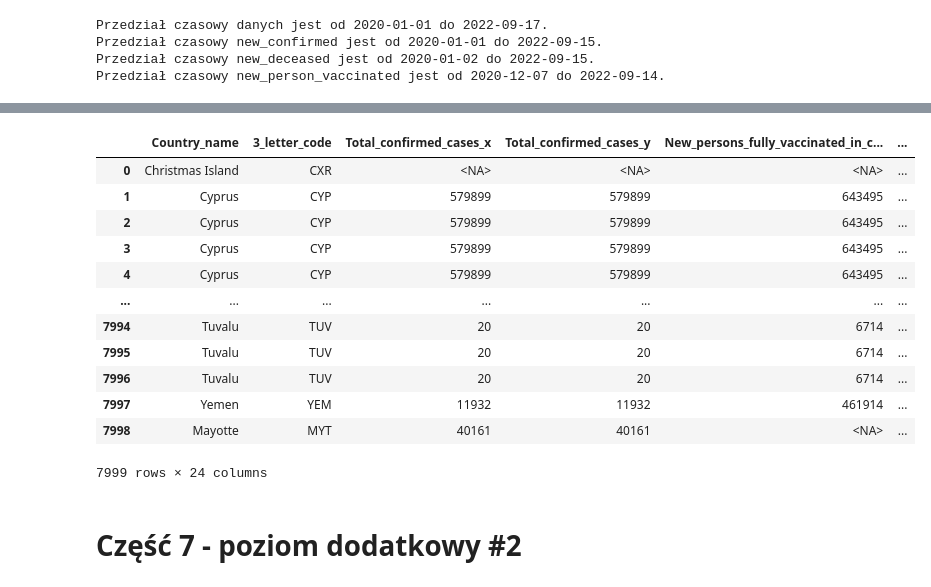
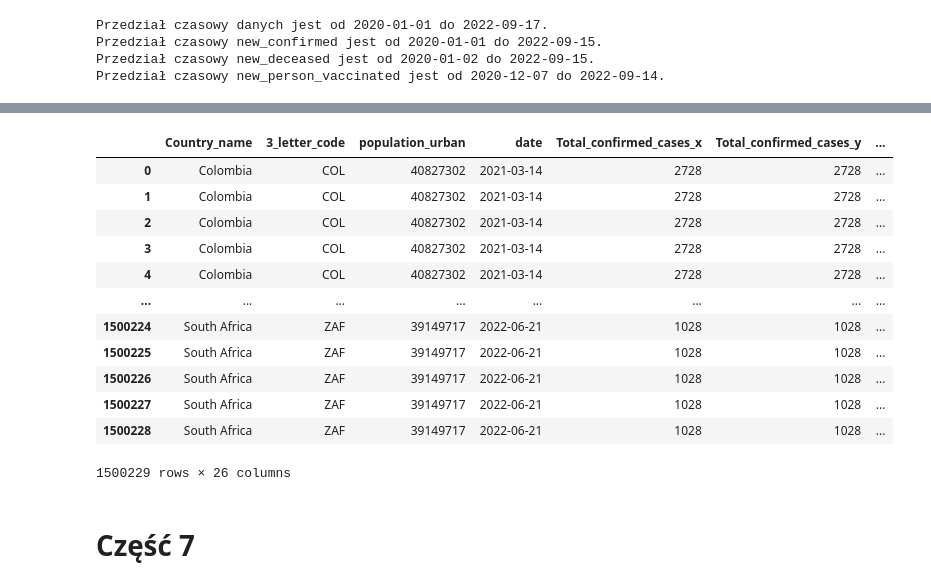
Before and after one commit to AbsZeroO/big-data, a Jupyter notebook: Poziom_1/Poziom1.ipynb, the cells around one changed output, grey strips where cells are left out. Drawn from its saved outputs; the diff is of its cells as text; code cells hidden in the pictures.

```diff
--- a/Poziom_1/Poziom1.ipynb
+++ b/Poziom_1/Poziom1.ipynb
@@ -305,17 +465,20 @@ covid_trend_analysis
 # %%
 # 4.5 Zdefiniuj własny dodatkowy przypadek.
 
-# Chcemy posidać informacje o investycji w rozwój szepionki
+# Chcemy posidać informacje o investycji w rozwój szepionki oraz liczbe wykonanych testów
 query = ("""
-SELECT country_name AS `Country_name`, iso_3166_1_alpha_3 AS `3_letter_code`, SUM(investment_in_vaccines) as `Investment_in_vaccines`
+SELECT date, iso_3166_1_alpha_3 AS `3_letter_code`, CAST(new_tested AS INT64) as `Total_tested`
 FROM `bigquery-public-data.covid19_open_data.covid19_open_data`
-GROUP BY country_name, iso_3166_1_alpha_3
-ORDER BY country_name
+WHERE aggregation_level = 0
+GROUP BY iso_3166_1_alpha_3, date, investment_in_vaccines, new_tested
+ORDER BY date
 """)
 
 investment_in_vaccines = client.query(query).to_dataframe()
+investment_in_vaccines.dropna(subset=['Total_tested'], how='all', inplace=True)
 investment_in_vaccines.to_csv("wyniki\\investment_in_vaccines.csv", index=False)
 
+display(investment_in_vaccines)
 
 ("""
 SELECT country_name AS `Country_name`, iso_3166_1_alpha_3 AS `3_letter_code`, SUM(new_tested_male) as `New_tested_male`, SUM(new_tested_female) as `New_tested_female`
@@ -335,7 +498,5 @@ WHERE hospital_beds_per_1000 IS NOT NULL
       AND nurses_per_1000 IS NOT NULL
 GROUP BY country_name, iso_3166_1_alpha_3, population, hospital_beds_per_1000, nurses_per_1000
 ORDER BY country_name;
-
-
 """)
 # %% [output]
@@ -345,10 +519,10 @@ ORDER BY country_name;
 
 Połącz ze sobą wszystkie dane otrzymane w części 4. Nowy zbiór danych zapisz jako oddzielny obiekt DataFrame. Jeżeli uważasz, że należy stworzyć kilka takich obiektów, zrób to i zapisz swoje uzasadnienie. Pamiętaj o ciągłej konieczności zachowania czystości danych. Wynik tego zadania zapisz w pliku / plikach CSV.
 # %%
-merge = pd.merge(country_data, covid_statistic, on=['Country_name', '3_letter_code'])
-merge = pd.merge(merge, covid_statistic, on=['Country_name', '3_letter_code'])
-merge = pd.merge(merge, covid_trend_analysis, on=['Country_name', '3_letter_code'])
-merge = pd.merge(merge, investment_in_vaccines, on=['Country_name', '3_letter_code'])
+merge = pd.merge(country_data, covid_statistic, on=['3_letter_code'])
+merge = pd.merge(merge, covid_statistic, on=['date', '3_letter_code'])
+merge = pd.merge(merge, covid_trend_analysis, on=['date', '3_letter_code'])
+merge = pd.merge(merge, investment_in_vaccines, on=['date', '3_letter_code'])
 merge.to_csv("wyniki\\merge.csv", index=False)
 merge
 # %% [output]
@@ -369,0 +546,7 @@ merge
+# %%
+merge.drop('population', axis=1, inplace=True)
+merge.drop('area_sq_km', axis=1, inplace=True)
+merge.drop('population_density', axis=1, inplace=True)
+merge.drop('gdp_per_capita_usd', axis=1, inplace=True)
+
+merge
@@ -370,9 +567,11 @@ merge
 # %%
 # 6.1 world_countries.csv
 
+# Tutaj możemy usunąć dane z 4.1, ponieważ są one już w pliku .csv z 4.1
+
 world_countries = pd.read_csv("world_countries.csv")
 
-merge = pd.merge(merge, world_countries, left_on=['Country_name', '3_letter_code'], right_on=['Country/Territory', 'CCA3'], how="left")
+merge = pd.merge(merge, world_countries, left_on=['3_letter_code'], right_on=['CCA3'], how="left")
 merge.drop('Country/Territory', axis=1, inplace=True)
 merge.drop('CCA3', axis=1, inplace=True)
 
@@ -394,24 +593,26 @@ merge
 # %%
 gdp = pd.read_csv("gdp.csv")
 
-merge = pd.merge(merge, gdp, left_on=['Country_name', '3_letter_code'], right_on=['Country Name', 'Country Code'], how="left")
+merge = pd.merge(merge, gdp, left_on=['3_letter_code'], right_on=['Country Code'], how="left")
 merge.drop('Country Name', axis=1, inplace=True)
 merge.drop('Country Code', axis=1, inplace=True)
 
 merge.to_csv("wyniki\\final.csv", index=False)
+
+merge
 # %% [output]
-|  | Country_name | 3_letter_code | Total_confirmed_cases_x | Total_confirmed_cases_y | New_persons_fully_vaccinated_in_c... | ... |
-| 0 | Christmas Island | CXR | <NA> | <NA> | <NA> | ... |
-| 1 | Cyprus | CYP | 579899 | 579899 | 643495 | ... |
-| 2 | Cyprus | CYP | 579899 | 579899 | 643495 | ... |
-| 3 | Cyprus | CYP | 579899 | 579899 | 643495 | ... |
-| 4 | Cyprus | CYP | 579899 | 579899 | 643495 | ... |
-| ... | ... | ... | ... | ... | ... | ... |
-| 7994 | Tuvalu | TUV | 20 | 20 | 6714 | ... |
-| 7995 | Tuvalu | TUV | 20 | 20 | 6714 | ... |
-| 7996 | Tuvalu | TUV | 20 | 20 | 6714 | ... |
-| 7997 | Yemen | YEM | 11932 | 11932 | 461914 | ... |
-| 7998 | Mayotte | MYT | 40161 | 40161 | <NA> | ... |
+|  | Country_name | 3_letter_code | population_urban | date | Total_confirmed_cases_x | Total_confirmed_cases_y | ... |
+| 0 | Colombia | COL | 40827302 | 2021-03-14 | 2728 | 2728 | ... |
+| 1 | Colombia | COL | 40827302 | 2021-03-14 | 2728 | 2728 | ... |
+| 2 | Colombia | COL | 40827302 | 2021-03-14 | 2728 | 2728 | ... |
+| 3 | Colombia | COL | 40827302 | 2021-03-14 | 2728 | 2728 | ... |
+| 4 | Colombia | COL | 40827302 | 2021-03-14 | 2728 | 2728 | ... |
+| ... | ... | ... | ... | ... | ... | ... | ... |
+| 1500224 | South Africa | ZAF | 39149717 | 2022-06-21 | 1028 | 1028 | ... |
+| 1500225 | South Africa | ZAF | 39149717 | 2022-06-21 | 1028 | 1028 | ... |
+| 1500226 | South Africa | ZAF | 39149717 | 2022-06-21 | 1028 | 1028 | ... |
+| 1500227 | South Africa | ZAF | 39149717 | 2022-06-21 | 1028 | 1028 | ... |
+| 1500228 | South Africa | ZAF | 39149717 | 2022-06-21 | 1028 | 1028 | ... |
-7999 rows × 24 columns
+1500229 rows × 26 columns
 # %% [markdown]
-# Część 7 - poziom dodatkowy #2
+# Część 7
```
Also changed, not shown: parts of 45 cells of this notebook, 2 other files.
